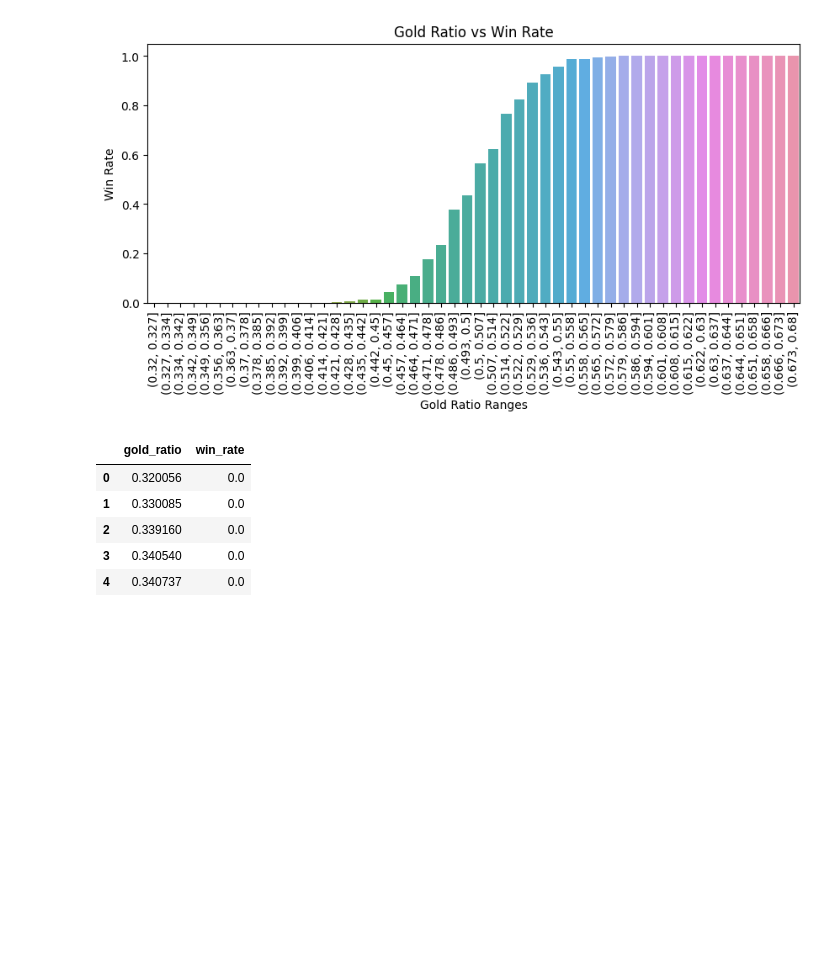
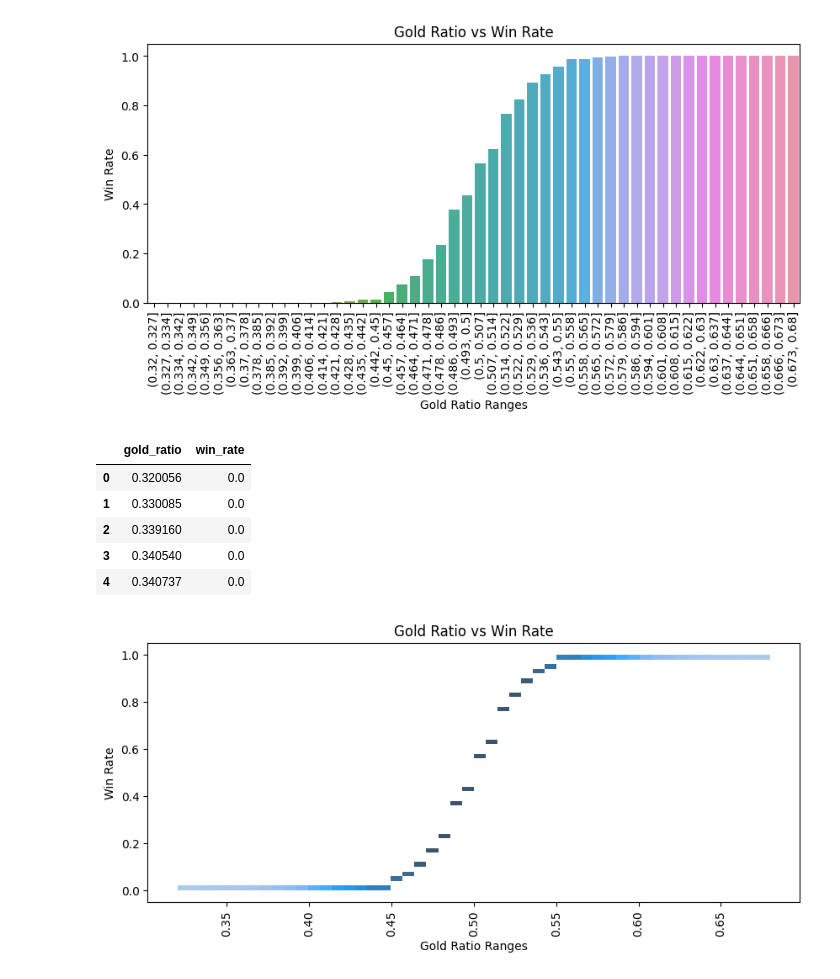
Before and after one commit to SJ-Yu-99/cmsc320final.github.io, a Jupyter notebook: cmsc320final.ipynb, the cells around one changed output. Cells and saved outputs as stored; diff of their text form; code cells hidden in the pictures; blank space fills up the shorter version.

```diff
--- a/cmsc320final.ipynb
+++ b/cmsc320final.ipynb
@@ -604,0 +670,12 @@ from sklearn.linear_model import LinearRegression, LogisticRegression
+# %%
+fig, ax = plt.subplots(figsize=(10, 4))
+ax = sns.histplot(data=df_reg, x='gold_ratio', y='win_rate', bins=50)
+ax.set(xlabel='Gold Ratio Ranges', ylabel='Win Rate', title='Gold Ratio vs Win Rate')
+
+# Rotate x labels to make them readable
+labels = ax.get_xticklabels()
+ax.set_xticklabels(labels, rotation=90)
+
+plt.show()
+# %% [output]
+[figure, added]
```
Also changed, not shown: parts of 7 cells of this notebook.
